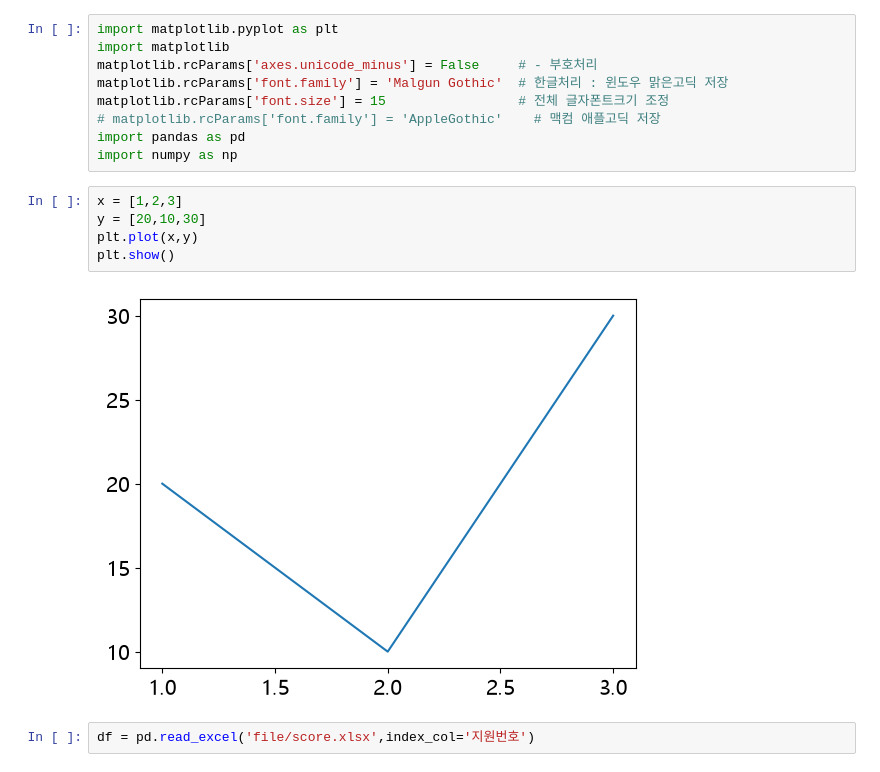
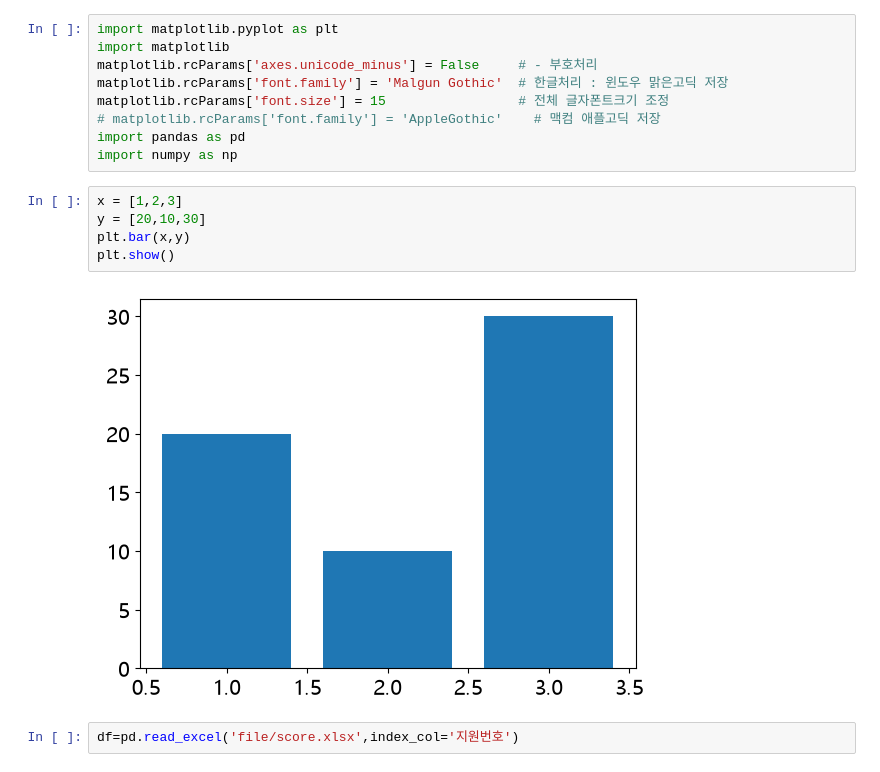
Before and after one commit to naegil73-png/aix_data_0928, a Jupyter notebook: p1006/p1006_01.ipynb, the cells around one changed output. Drawn from its saved outputs; the diff is of its cells as text.

```diff
--- a/p1006/p1006_01.ipynb
+++ b/p1006/p1006_01.ipynb
@@ -10,9 +10,9 @@ import numpy as np
 # %%
 x = [1,2,3]
 y = [20,10,30]
-plt.plot(x,y)
+plt.bar(x,y)
 plt.show()
 # %% [output]
-[figure, old version]
+[figure, new version]
 # %%
-df = pd.read_excel('file/score.xlsx',index_col='지원번호')
+df=pd.read_excel('file/score.xlsx',index_col='지원번호')
```
Also changed, not shown: parts of 21 cells of this notebook, 12 other files.
